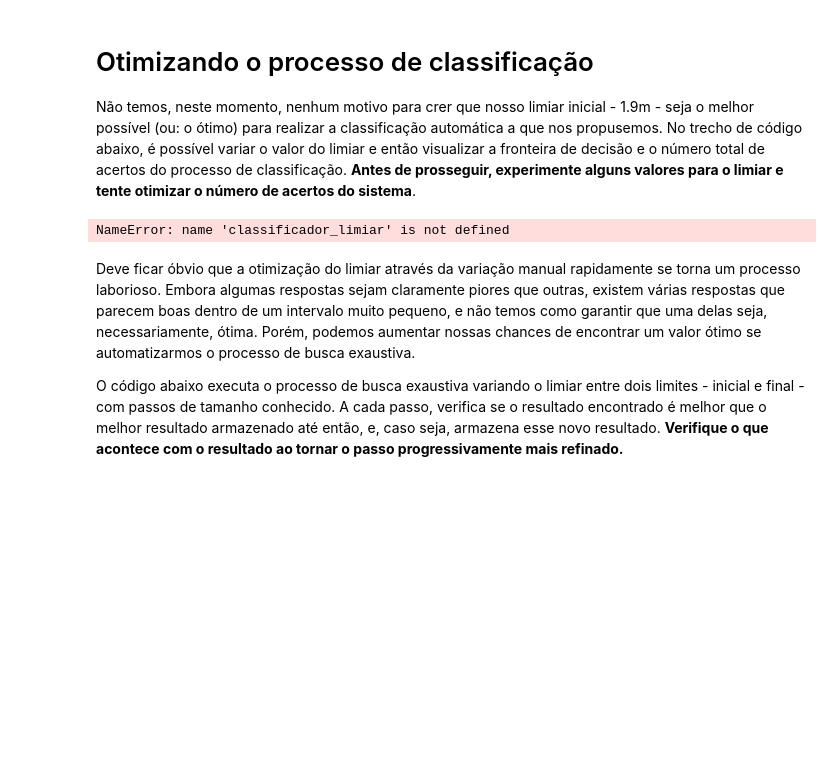
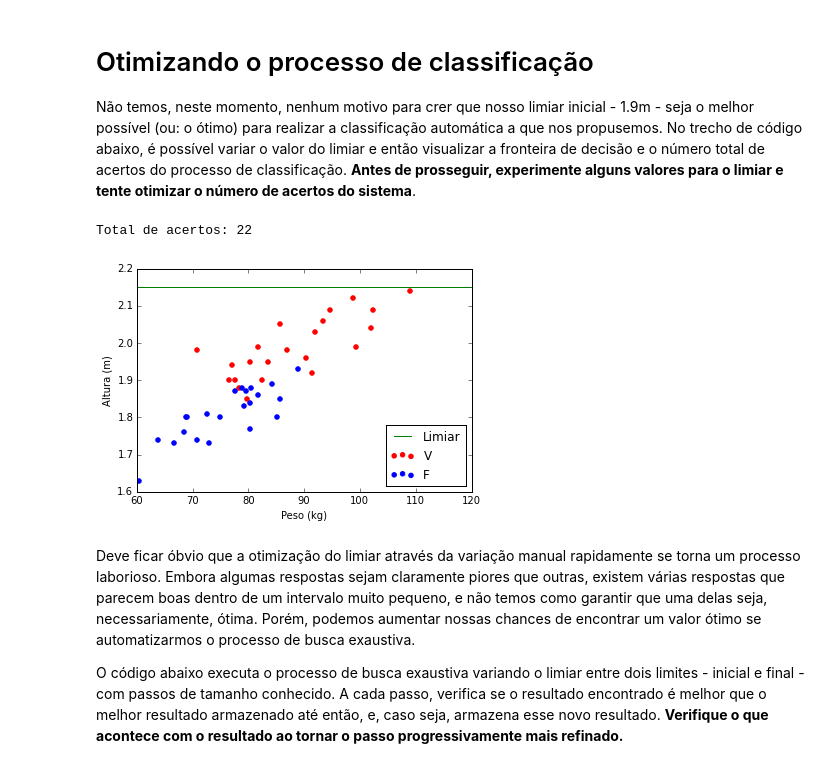
Before and after one commit to rodrigohubner/inteligencia_computacional, a Jupyter notebook: classificador_regras.ipynb, the cells around one changed output. Drawn from its saved outputs; the diff is of its cells as text; code cells hidden in the pictures; blank space fills up the shorter version.

```diff
--- a/classificador_regras.ipynb
+++ b/classificador_regras.ipynb
@@ -175,30 +175,31 @@ O histograma traz uma representação mais clara do comportamento dos dados, evi
 
 Não temos, neste momento, nenhum motivo para crer que nosso limiar inicial - 1.9m - seja o melhor possível (ou: o ótimo) para realizar a classificação automática a que nos propusemos. No trecho de código abaixo, é possível variar o valor do limiar e então visualizar a fronteira de decisão e o número total de acertos do processo de classificação. **Antes de prosseguir, experimente alguns valores para o limiar e tente otimizar o número de acertos do sistema**.
 # %%
-limiar = 2.35
+limiar = 2.15
 
 # Executar classificacao
 classificacao_volei = classificador_limiar(limiar, altura_volei)
 classificacao_futebol = classificador_limiar(limiar, altura_futebol)
 
 # Comparar resultados com gabarito
 resultados_volei = comparar_resultados(classificacao_volei, rotulos_volei)
 resultados_futebol = comparar_resultados(classificacao_futebol, rotulos_futebol)
 
 # Mostrar resultados e limiar de classificação
 plt.figure();
 plt.scatter(peso_volei + 2*np.random.random(peso_volei.shape), altura_volei, color='red');
 plt.scatter(peso_futebol + 2*np.random.random(peso_futebol.shape), altura_futebol, color='blue');
 plt.plot([60, 120], [limiar, limiar], color='green', lw=1)
 plt.ylabel('Altura (m)');
 plt.xlabel('Peso (kg)');
 plt.xlim([60, 120]);
 plt.ylim([1.6, 2.2]);
 plt.legend(['Limiar', 'V', 'F'], loc=4);
 
 print "Total de acertos:", resultados_volei[0] + resultados_futebol[0]
 # %% [output]
-NameError: name 'classificador_limiar' is not defined
+Total de acertos: 22
+[figure, added]
 # %% [markdown]
 Deve ficar óbvio que a otimização do limiar através da variação manual rapidamente se torna um processo laborioso. Embora algumas respostas sejam claramente piores que outras, existem várias respostas que parecem boas dentro de um intervalo muito pequeno, e não temos como garantir que uma delas seja, necessariamente, ótima. Porém, podemos aumentar nossas chances de encontrar um valor ótimo se automatizarmos o processo de busca exaustiva.
 
```
Also changed, not shown: parts of 1 cell of this notebook, 3 other files.
